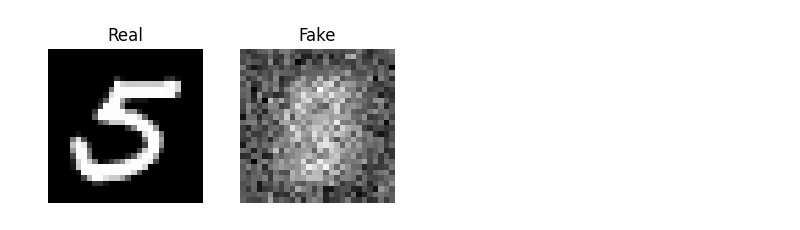
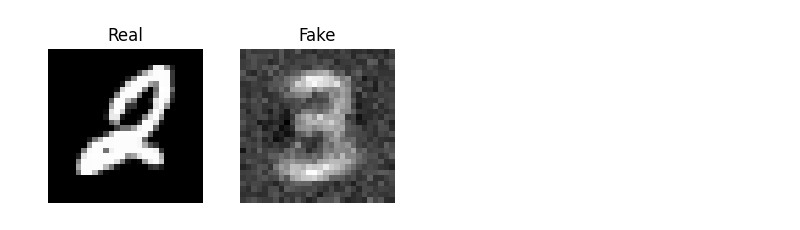
Before and after one commit to callum-lawson/egt-lab, a Jupyter notebook: gan/gan_basic.ipynb, the cells around one changed output. Drawn from its saved outputs; the diff is of its cells as text; code cells hidden in the pictures.

Commit message:
Implement minibatching and generator latent dimension specification in GAN MNIST training

```diff
--- a/gan/gan_basic.ipynb
+++ b/gan/gan_basic.ipynb
@@ -260,6 +246,10 @@ def take_discriminator_step(generator, discriminator, z_vector, real_images):
         real_images,
     )
     return discriminator.apply_gradients(grads=grads_by_params)
+# %%
+def subsample_images_for_batch(key, images_full_sample, batch_size):
+    image_ids = jax.random.randint(key, (batch_size,), 0, images_full_sample.shape[0])
+    return images_full_sample[image_ids]
 # %%
 def run_training_gan(
     train_data,
@@ -320,10 +350,11 @@ def run_training_gan(
 # %%
-def setup_gan_training(optimizer, key=jax.random.key(0)):
+def setup_gan_training(optimizer, key, latent_dim):
     N_PIXELS = 784
     N_HIDDEN_LAYER = 128
     N_BINARY_CATEGORIES = 1
 
-    layer_sizes_generator = [N_PIXELS, N_HIDDEN_LAYER, N_PIXELS]
+    # Generator maps from latent space (latent_dim) to image space (N_PIXELS)
+    layer_sizes_generator = [latent_dim, N_HIDDEN_LAYER, N_PIXELS]
     layer_sizes_discriminator = [N_PIXELS, N_HIDDEN_LAYER, N_BINARY_CATEGORIES]
 
     g_key, d_key = jax.random.split(key)
@@ -356,6 +384,8 @@ def train_gan(
     n_steps=10**3,
     steps_per_save=100,
     key=jax.random.key(0),
+    batch_size: int = 128,
+    latent_dim: int = 64,
     ):
     experiment_name = make_experiment_name(optimizer)
     checkpoint_manager = initialise_checkpoint_manager(experiment_name)
@@ -363,6 +393,7 @@ def train_gan(
     generator_training_state, discriminator_training_state, key = setup_gan_training(
         optimizer=optimizer,
         key=key,
+        latent_dim=latent_dim,
     )
 
     generator_training_state, discriminator_training_state, key = run_training_gan(
@@ -373,5 +404,7 @@ def train_gan(
         key=key,
         steps_per_save=steps_per_save,
         checkpoint_manager=checkpoint_manager,
+        batch_size=batch_size,
+        latent_dim=latent_dim,
     )
     return generator_training_state, discriminator_training_state, key
@@ -380,10 +416,18 @@ train_data = prepare_data(mnist_data["train"], subsample_size=10**4)
 test_data = prepare_data(mnist_data["test"], subsample_size=10**3)
 # %%
 learning_rate = 1e-3
+batch_size = 128
+latent_dim = 64
+n_steps = 5_000
+steps_per_save = 250
+
 optimizer = optax.adam(learning_rate)
 generator_training_state, discriminator_training_state, key = train_gan(
     train_data,
     optimizer,
-    n_steps=10**3,
+    n_steps=n_steps,
+    steps_per_save=steps_per_save,
     key=jax.random.key(0),
+    batch_size=batch_size,
+    latent_dim=latent_dim,
 )
@@ -408,36 +434,31 @@ step 1000: generator_loss=0.8671526908874512, discriminator_loss=0.5174401998519
 # %%
 import matplotlib.pyplot as plt
 
 # Sample latent vector and a real image index
 key, z_key, real_image_key = jax.random.split(key, 3)
-z_vector = jax.random.normal(z_key, (1, train_data["image"].shape[1]))
-real_idx = jax.random.randint(real_image_key, shape=(), minval=0, maxval=train_data["image"].shape[0])
+z_vector = jax.random.normal(z_key, (1, latent_dim))  # (1, 64), matches generator
+real_idx = jax.random.randint(
+    real_image_key, shape=(), minval=0, maxval=train_data["image"].shape[0]
+)
 
 # Generate fake image
 fake_image_flat = generator_training_state.apply_fn(
     {"params": generator_training_state.params},
     z_vector,
 )
 fake_image = fake_image_flat[0].reshape(28, 28)
 
 # Select corresponding real image
 real_image_flat = train_data["image"][real_idx]
 real_image = real_image_flat.reshape(28, 28)
 
-# Plot real vs fake side by side
+# Plot real vs fake
 fig, axes = plt.subplots(1, 2, figsize=(4, 2))
-axes[0].imshow(real_image, cmap="gray")
-axes[0].set_title("Real")
-axes[0].axis("off")
-
-axes[1].imshow(fake_image, cmap="gray")
-axes[1].set_title("Fake")
-axes[1].axis("off")
-
-plt.tight_layout()
-plt.show()
+axes[0].imshow(real_image, cmap="gray"); axes[0].set_title("Real"); axes[0].axis("off")
+axes[1].imshow(fake_image, cmap="gray"); axes[1].set_title("Fake"); axes[1].axis("off")
+plt.tight_layout(); plt.show()
 # %% [output]
-[figure, old version]
+[figure, new version]
 # %%
 import jax
 import jax.numpy as jnp
```
Also changed, not shown: parts of 10 cells of this notebook.
